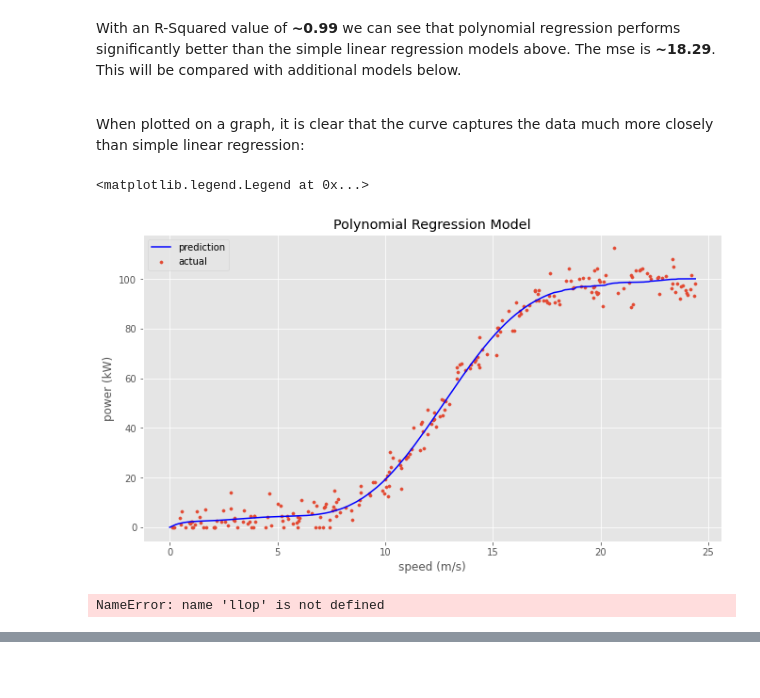
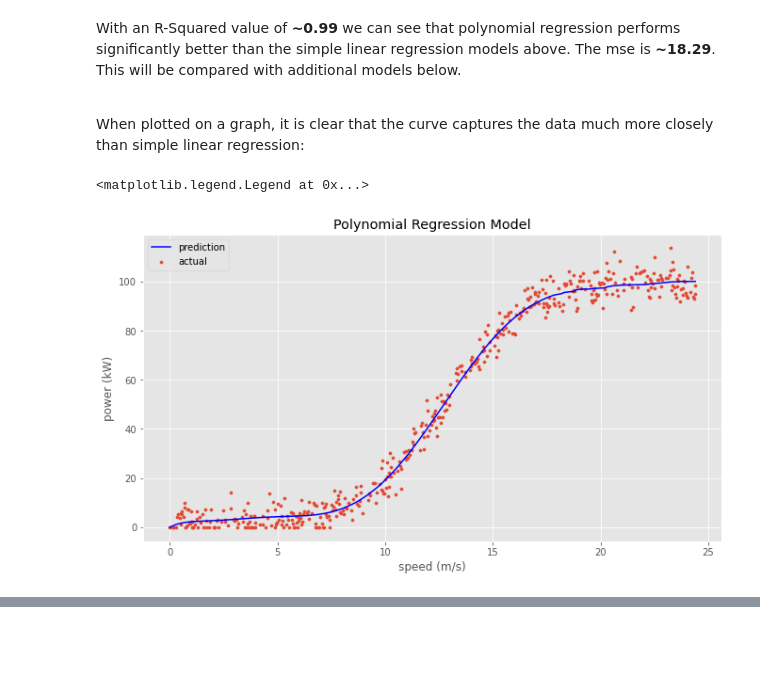
Before and after one commit to colm-o-caoimh/MachineLearning, a Jupyter notebook: mls_project2020.ipynb, the cells around one changed output, grey strips where cells are left out. Saved outputs shown, nothing was run; the diff lists cells and outputs as text; code cells hidden in the pictures.

```diff
--- a/mls_project2020.ipynb
+++ b/mls_project2020.ipynb
@@ -528,26 +530,22 @@ With an R-Squared value of **~0.99** we can see that polynomial regression perfo
 When plotted on a graph, it is clear that the curve captures the data much more closely than simple linear regression:
 # %%
 # Plot on scatterplot
-plt.scatter(poly_speed_train, poly_power_train, label='actual', s=10)
+plt.scatter(pp_clean.speed, pp_clean.power, label='actual', s=10)
 
 sorted_poly_speed_test = np.sort(poly_speed_test, 0)
 sorted_y_test_predict = np.sort(y_test_predict, 0)
 
 
 # # Plot line based on model predictions
 # plt.plot(sorted_poly_x, sorted_y_test_predict, label='prediction', color='b')
 plt.plot(sorted_poly_speed_test, sorted_y_test_predict, label='prediction', color='b')
 
 # Labels
 plt.title('Polynomial Regression Model')
 plt.xlabel('speed (m/s)')
 plt.ylabel('power (kW)')
 plt.legend()
 # %% [output]
 <matplotlib.legend.Legend at 0x...>
-[figure, old version]
+[figure, new version]
-# %%
-llop
-# %% [output]
-NameError: name 'llop' is not defined
 # %% [markdown]
```
Also changed, not shown: parts of 57 cells of this notebook, 1 other file.
